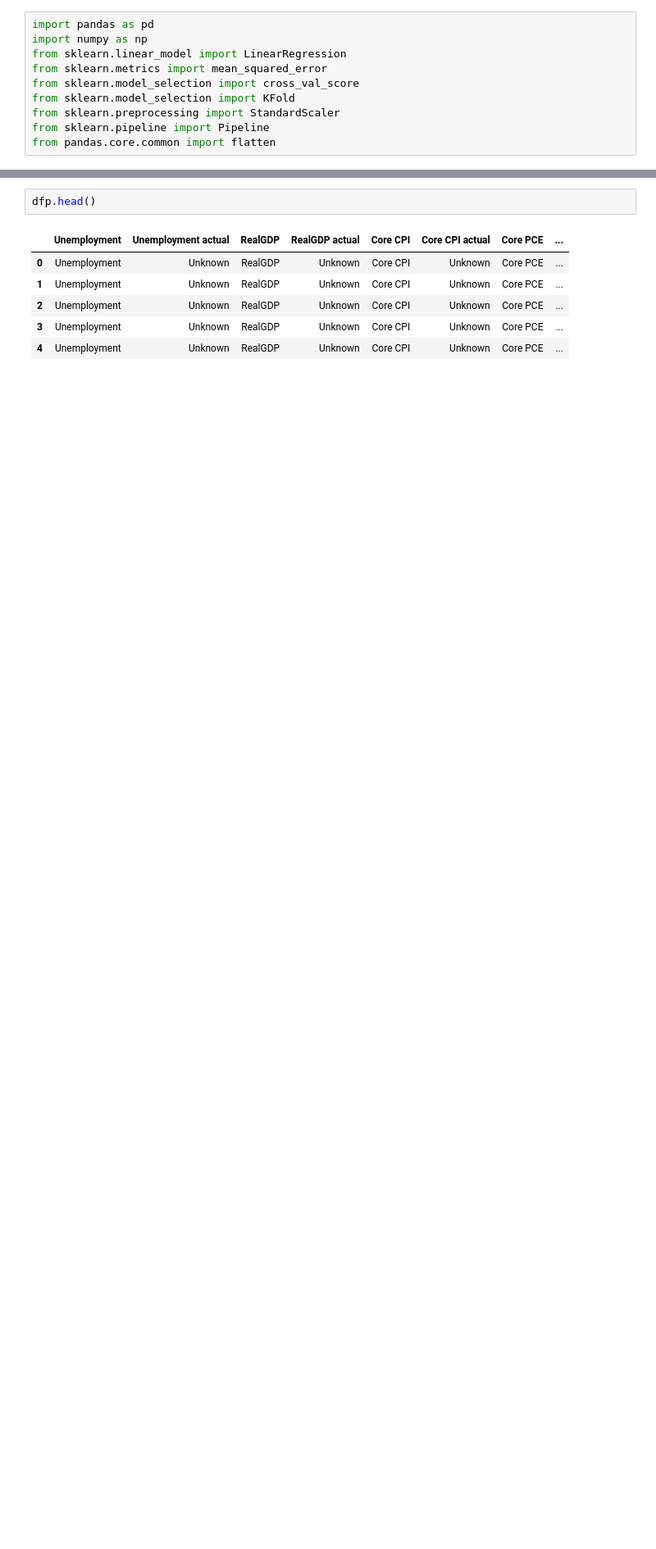
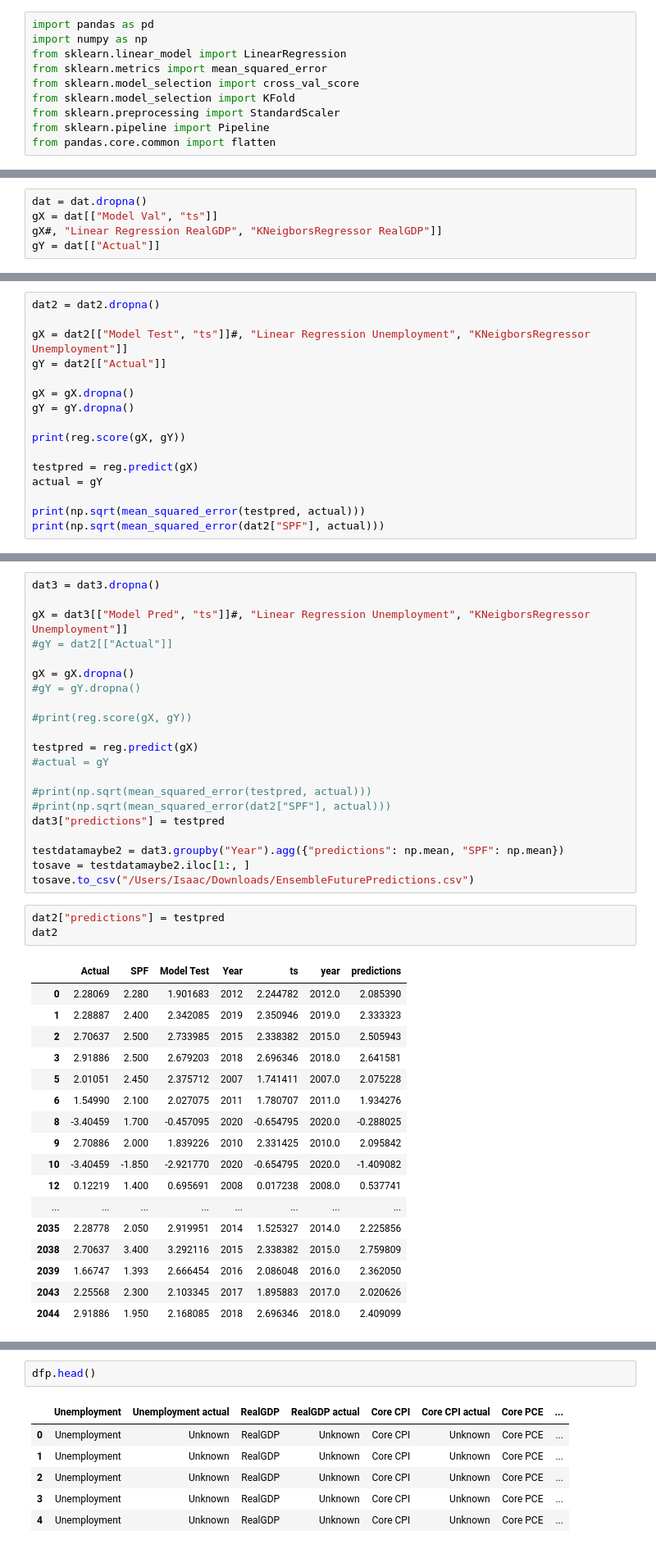
Before and after one commit to mbearw-berkeley/W210-Capstone, a Jupyter notebook: models/ensemble.ipynb, the cells around one changed output, grey strips where cells are left out. Shown: that part at 82% size. Saved outputs shown, nothing was run; the diff lists cells and outputs as text; blank space fills up the shorter version.

```diff
--- a/models/ensemble.ipynb
+++ b/models/ensemble.ipynb
@@ -16,0 +189,5 @@ dfp = pd.read_csv("../data/PredictionData/Ensemble_inputs_predict.csv")
+# %%
+dat = dat.dropna()
+gX = dat[["Model Val", "ts"]]
+gX#, "Linear Regression RealGDP", "KNeigborsRegressor RealGDP"]]
+gY = dat[["Actual"]]
@@ -16,0 +209,16 @@ dfp = pd.read_csv("../data/PredictionData/Ensemble_inputs_predict.csv")
+# %%
+dat2 = dat2.dropna()
+
+gX = dat2[["Model Test", "ts"]]#, "Linear Regression Unemployment", "KNeigborsRegressor Unemployment"]]
+gY = dat2[["Actual"]]
+
+gX = gX.dropna()
+gY = gY.dropna()
+
+print(reg.score(gX, gY))
+
+testpred = reg.predict(gX)
+actual = gY
+
+print(np.sqrt(mean_squared_error(testpred, actual)))
+print(np.sqrt(mean_squared_error(dat2["SPF"], actual)))
@@ -16,0 +229,42 @@ dfp = pd.read_csv("../data/PredictionData/Ensemble_inputs_predict.csv")
+# %%
+dat3 = dat3.dropna()
+
+gX = dat3[["Model Pred", "ts"]]#, "Linear Regression Unemployment", "KNeigborsRegressor Unemployment"]]
+#gY = dat2[["Actual"]]
+
+gX = gX.dropna()
+#gY = gY.dropna()
+
+#print(reg.score(gX, gY))
+
+testpred = reg.predict(gX)
+#actual = gY
+
+#print(np.sqrt(mean_squared_error(testpred, actual)))
+#print(np.sqrt(mean_squared_error(dat2["SPF"], actual)))
+dat3["predictions"] = testpred
+
+testdatamaybe2 = dat3.groupby("Year").agg({"predictions": np.mean, "SPF": np.mean})
+tosave = testdatamaybe2.iloc[1:, ]
+tosave.to_csv("/Users/Isaac/Downloads/EnsembleFuturePredictions.csv")
+# %%
+dat2["predictions"] = testpred
+dat2
+# %% [output]
+|  | Actual | SPF | Model Test | Year | ts | year | predictions |
+| 0 | 2.28069 | 2.280 | 1.901683 | 2012 | 2.244782 | 2012.0 | 2.085390 |
+| 1 | 2.28887 | 2.400 | 2.342085 | 2019 | 2.350946 | 2019.0 | 2.333323 |
+| 2 | 2.70637 | 2.500 | 2.733985 | 2015 | 2.338382 | 2015.0 | 2.505943 |
+| 3 | 2.91886 | 2.500 | 2.679203 | 2018 | 2.696346 | 2018.0 | 2.641581 |
+| 5 | 2.01051 | 2.450 | 2.375712 | 2007 | 1.741411 | 2007.0 | 2.075228 |
+| 6 | 1.54990 | 2.100 | 2.027075 | 2011 | 1.780707 | 2011.0 | 1.934276 |
+| 8 | -3.40459 | 1.700 | -0.457095 | 2020 | -0.654795 | 2020.0 | -0.288025 |
+| 9 | 2.70886 | 2.000 | 1.839226 | 2010 | 2.331425 | 2010.0 | 2.095842 |
+| 10 | -3.40459 | -1.850 | -2.921770 | 2020 | -0.654795 | 2020.0 | -1.409082 |
+| 12 | 0.12219 | 1.400 | 0.695691 | 2008 | 0.017238 | 2008.0 | 0.537741 |
+| ... | ... | ... | ... | ... | ... | ... | ... |
+| 2035 | 2.28778 | 2.050 | 2.919951 | 2014 | 1.525327 | 2014.0 | 2.225856 |
+| 2038 | 2.70637 | 3.400 | 3.292116 | 2015 | 2.338382 | 2015.0 | 2.759809 |
+| 2039 | 1.66747 | 1.393 | 2.666454 | 2016 | 2.086048 | 2016.0 | 2.362050 |
+| 2043 | 2.25568 | 2.300 | 2.103345 | 2017 | 1.895883 | 2017.0 | 2.020626 |
+| 2044 | 2.91886 | 1.950 | 2.168085 | 2018 | 2.696346 | 2018.0 | 2.409099 |
```
Also changed, not shown: parts of 22 cells of this notebook, 2 other files.
